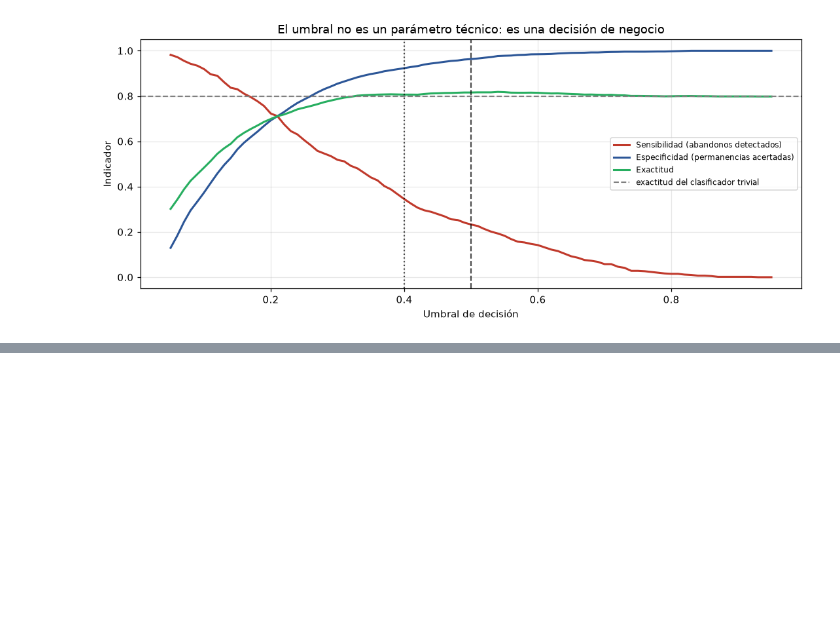
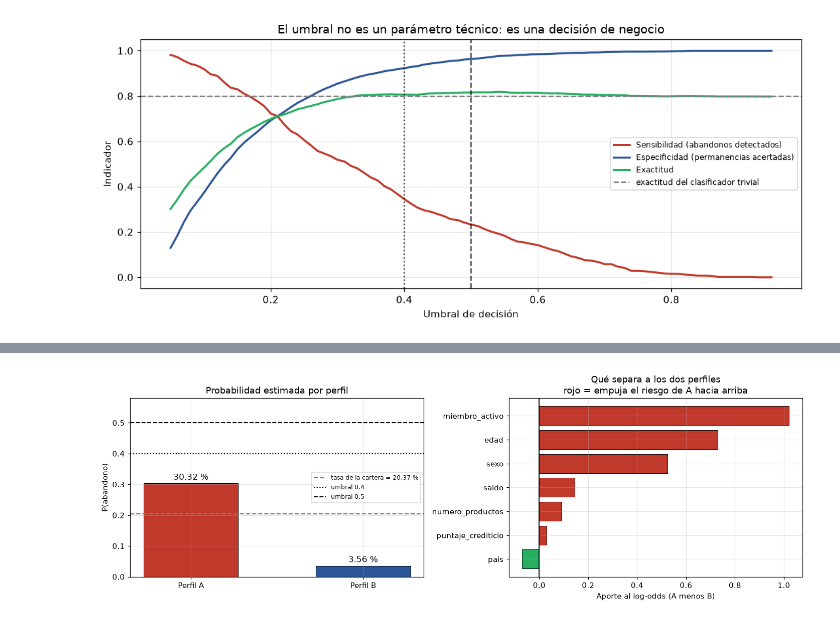
Before and after one commit to PapiNickie/taller-abandono-producto-20262, a Jupyter notebook: Taller_Abandono_Producto_Financiero.ipynb, the cells around one changed output, grey strips where cells are left out. Saved outputs shown, nothing was run; the diff lists cells and outputs as text; code cells hidden in the pictures; blank space fills up the shorter version.

Commit message:
Punto 7: perfiles y cierre

```diff
--- a/Taller_Abandono_Producto_Financiero.ipynb
+++ b/Taller_Abandono_Producto_Financiero.ipynb
@@ -1646,0 +1668,20 @@ exactitud.
+# %%
+perfiles = pd.DataFrame({
+    "perfil": ["A", "B"],
+    "sexo": ["Mujer", "Hombre"],
+    "pais": ["Francia", "España"],
+    "edad": [40, 30],
+    "puntaje_crediticio": [650, 720],
+    "antiguedad": [5, 6],
+    "saldo": [100000.0, 50000.0],
+    "numero_productos": [1, 2],
+    "tiene_tarjeta": [0, 1],
+    "miembro_activo": [0, 1],
+    "salario_estimado": [100000.0, 80000.0]})
+
+# Mismos niveles y mismo orden que en el entrenamiento
+perfiles["pais"] = pd.Categorical(perfiles["pais"],
+                                  categories=["Francia", "Alemania", "España"])
+perfiles["sexo"] = pd.Categorical(perfiles["sexo"],
+                                  categories=["Mujer", "Hombre"])
+display(perfiles.set_index("perfil"))
@@ -1646,0 +1768,29 @@ exactitud.
+# %%
+fig, axes = plt.subplots(1, 2, figsize=(13, 4.4))
+
+axes[0].bar(["Perfil A", "Perfil B"], [pA, pB],
+            color=[COL_ABAN, COL_PERM], edgecolor="black", linewidth=0.7, width=0.55)
+for i, v in enumerate([pA, pB]):
+    axes[0].text(i, v + 0.012, f"{v*100:.2f} %", ha="center", fontsize=11)
+axes[0].axhline(TASA, color="gray", ls="--", lw=1.5,
+                label=f"tasa de la cartera = {TASA*100:.2f} %")
+axes[0].axhline(0.4, color="black", ls=":", lw=1.4, label="umbral 0.4")
+axes[0].axhline(0.5, color="black", ls="--", lw=1.4, label="umbral 0.5")
+axes[0].set_ylabel("P(abandono)")
+axes[0].set_ylim(0, 0.58)
+axes[0].set_title("Probabilidad estimada por perfil")
+axes[0].legend(fontsize=8)
+
+orden = aportes.sort_values("Aporte al log-odds")
+colores_a = [COL_ABAN if v > 0 else "#27AE60"
+             for v in orden["Aporte al log-odds"]]
+axes[1].barh(orden["Variable"], orden["Aporte al log-odds"],
+             color=colores_a, edgecolor="black", linewidth=0.6)
+axes[1].axvline(0, color="black", lw=1.3)
+axes[1].set_xlabel("Aporte al log-odds (A menos B)")
+axes[1].set_title("Qué separa a los dos perfiles\n"
+                  "rojo = empuja el riesgo de A hacia arriba")
+plt.tight_layout()
+plt.show()
+# %% [output]
+[figure, added]
```
Also changed, not shown: parts of 12 cells of this notebook, 1 other file.
